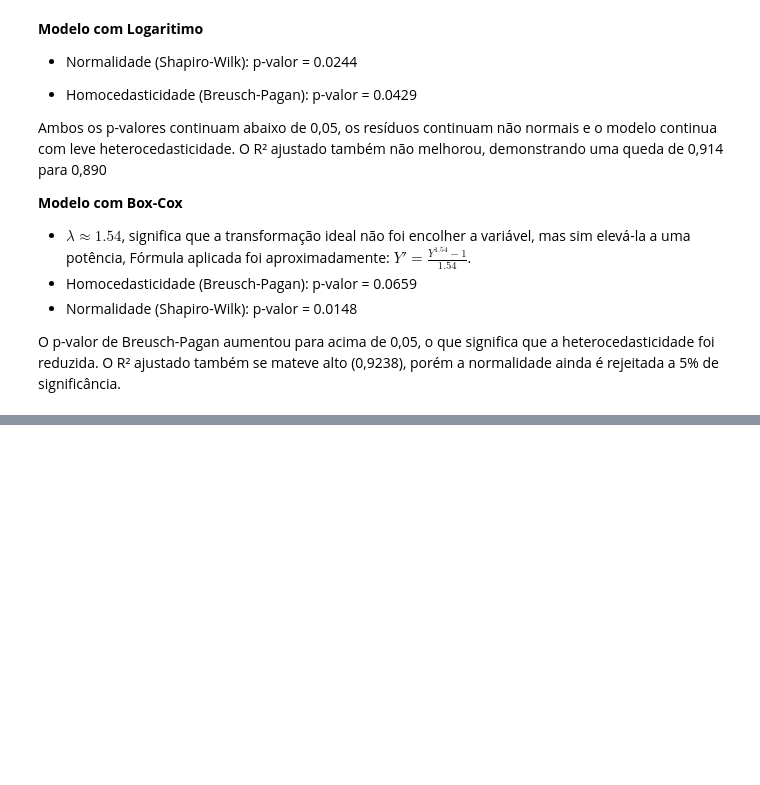
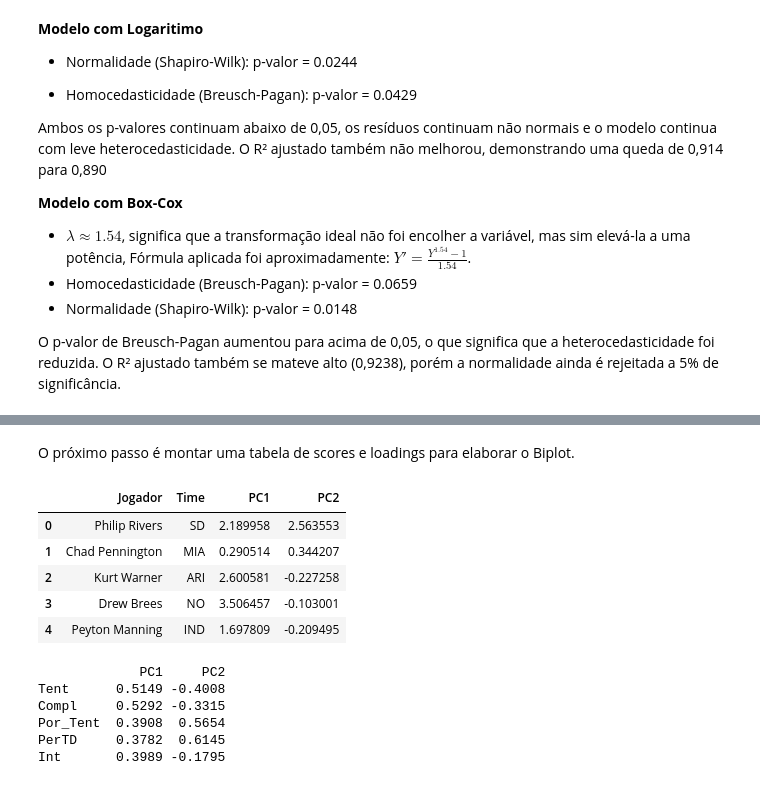
Before and after one commit to LuigiZanon/LNF-analises, a Jupyter notebook: analise.ipynb, the cells around one changed output, grey strips where cells are left out. Cells and saved outputs as stored; diff of their text form; code cells hidden in the pictures; blank space fills up the shorter version.

```diff
--- a/analise.ipynb
+++ b/analise.ipynb
@@ -460,0 +531,4 @@ O p-valor de Breusch-Pagan aumentou para acima de 0,05, o que significa que a he
+# %%
+pca_final = PCA(n_components=2)
+valores_pca_final = pca_final.fit_transform(X_scaled)
+valores_pca_final
@@ -460,0 +553,25 @@ O p-valor de Breusch-Pagan aumentou para acima de 0,05, o que significa que a he
+# %% [markdown]
+O próximo passo é montar uma tabela de scores e loadings para elaborar o Biplot.
+# %%
+# Tabela scores
+tabela_scores = pd.DataFrame(valores_pca_final, columns=['PC1', 'PC2'])
+tabela_scores_final = pd.concat([df['Jogador'].reset_index(drop=True), df['Time'].reset_index(drop=True), tabela_scores], axis=1)
+tabela_scores_final.head()
+# %% [output]
+|  | Jogador | Time | PC1 | PC2 |
+| 0 | Philip Rivers | SD | 2.189958 | 2.563553 |
+| 1 | Chad Pennington | MIA | 0.290514 | 0.344207 |
+| 2 | Kurt Warner | ARI | 2.600581 | -0.227258 |
+| 3 | Drew Brees | NO | 3.506457 | -0.103001 |
+| 4 | Peyton Manning | IND | 1.697809 | -0.209495 |
+# %%
+# Tabela de loadings
+loadings = pd.DataFrame(pca_final.components_.T, columns=['PC1', 'PC2'], index=['Tent', 'Compl', 'Por_Tent', 'PerTD', 'Int'])
+print(loadings.round(4).to_string())
+# %% [output]
+             PC1     PC2
+Tent      0.5149 -0.4008
+Compl     0.5292 -0.3315
+Por_Tent  0.3908  0.5654
+PerTD     0.3782  0.6145
+Int       0.3989 -0.1795
```
Also changed, not shown: parts of 12 cells of this notebook, 1 other file.
